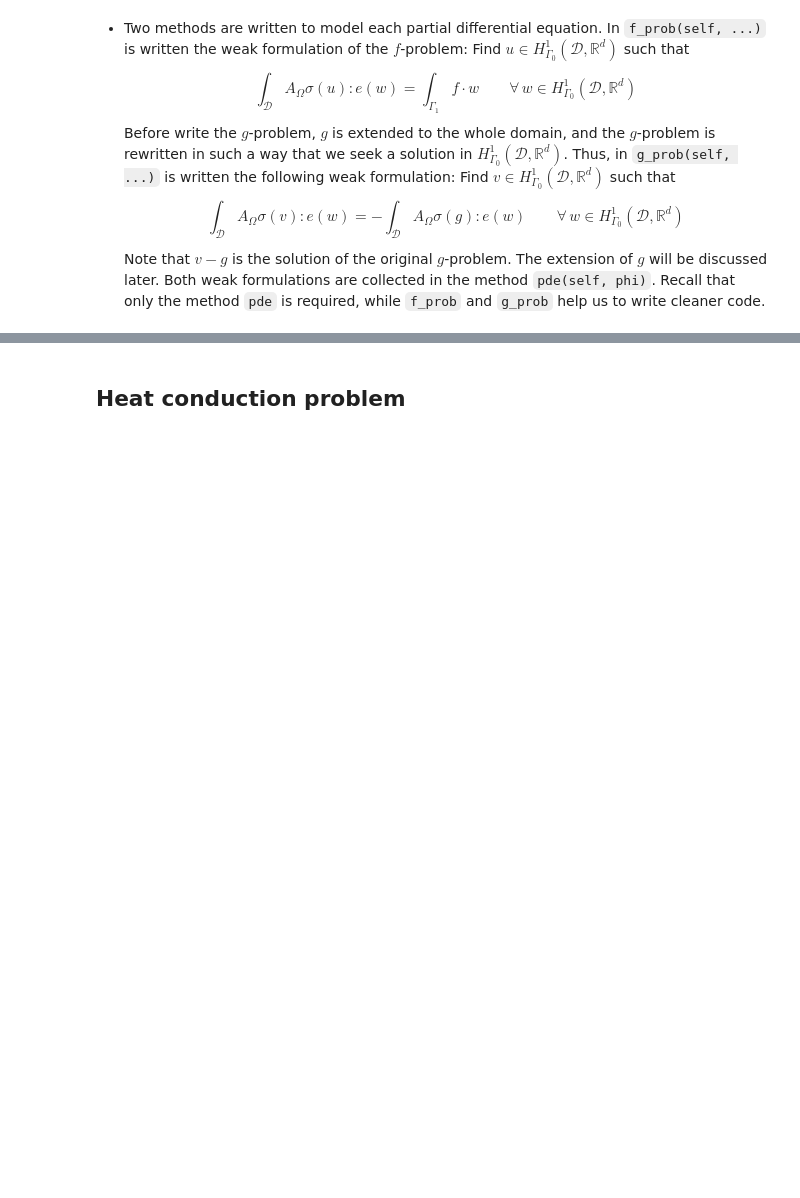
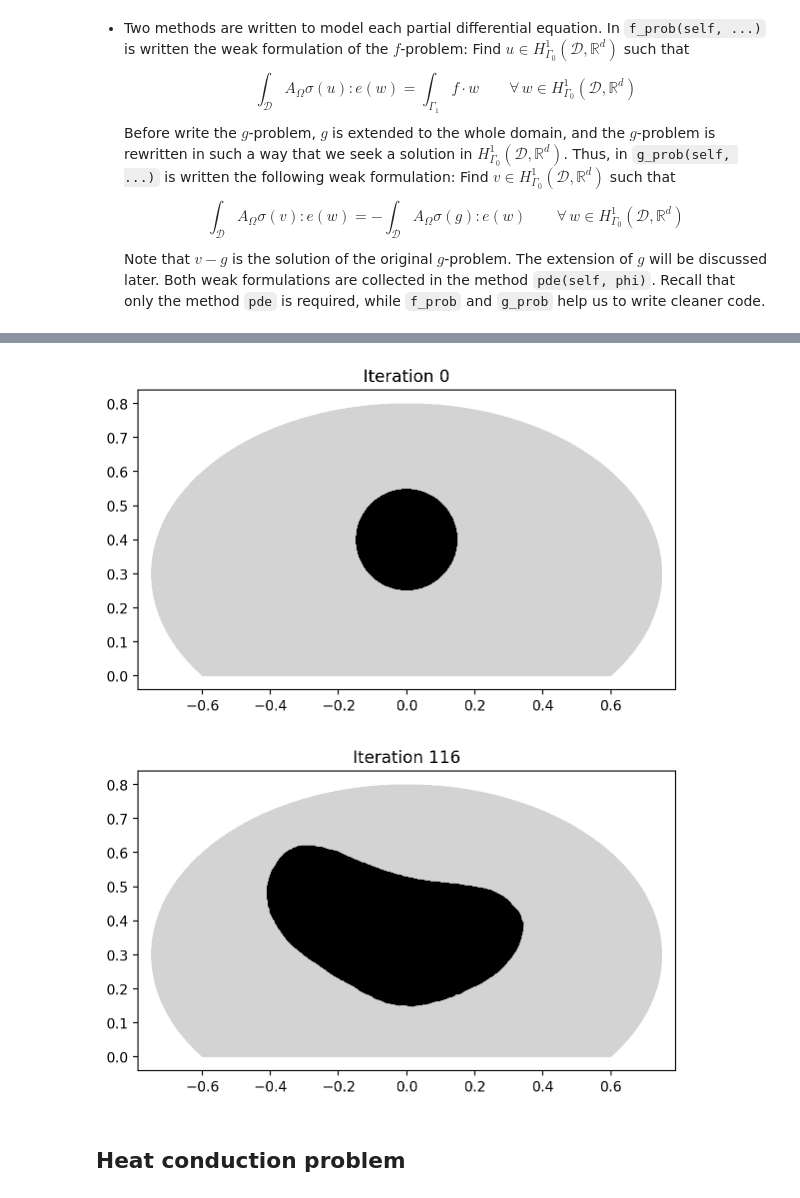
Before and after one commit to PhiFEM/phiFEM_FormOpt, a Jupyter notebook: code/Tutorial.ipynb, the cells around one changed output, grey strips where cells are left out. Saved outputs shown, nothing was run; the diff lists cells and outputs as text; code cells hidden in the pictures; blank space fills up the shorter version.

```diff
--- a/code/Tutorial.ipynb
+++ b/code/Tutorial.ipynb
@@ -356,3 +379,11 @@ To address this problem, the class `InverseElasticity(Model)` is constructed wit
+# %%
+%config InlineBackend.figure_format = 'retina'
+from plots import plot_tutorial
+
+plot_tutorial("../results/t06/results.h5", (6, 4))
+# %% [output]
+[figure, added]
+[figure, added]
 # %% [markdown]
 ## Heat conduction problem
 # %% [markdown]
```
Also changed, not shown: parts of 12 cells of this notebook, 3 other files.
